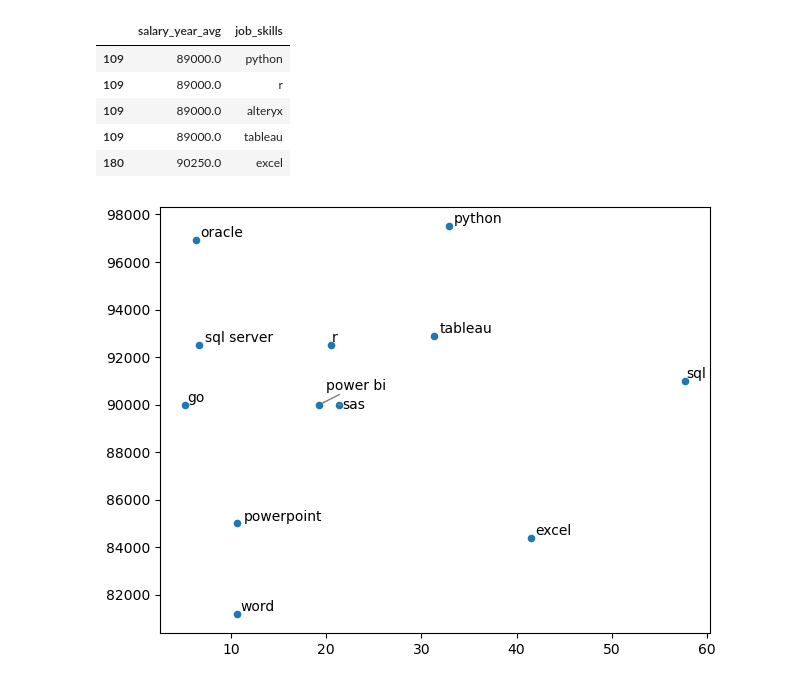
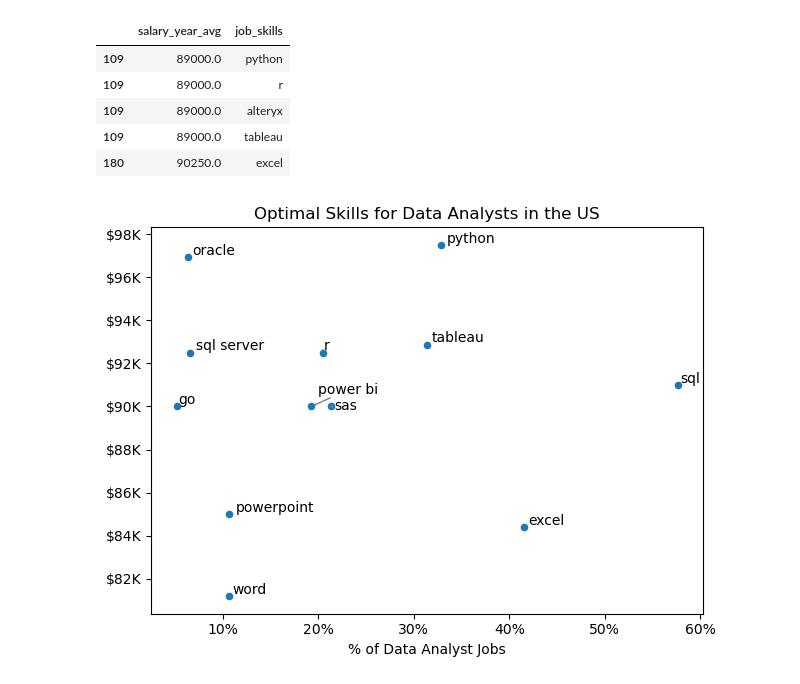
Before and after one commit to mrbartuss/Python_for_Data_Analytics, a Jupyter notebook: 5_Optimal_Skills.ipynb, the cells around one changed output. Cells and saved outputs as stored; diff of their text form; code cells hidden in the pictures.

```diff
--- a/5_Optimal_Skills.ipynb
+++ b/5_Optimal_Skills.ipynb
@@ -39,23 +39,28 @@ df_DA_US_skills_high_demand = df_DA_US_skills[df_DA_US_skills['skill_percent'] >
 # %%
 from adjustText import adjust_text
 
 df_DA_US_skills_high_demand.plot(
     kind = 'scatter',
     x = 'skill_percent',
     y = 'median_salary'
 )
 
 texts = []
 for i, txt in enumerate(df_DA_US_skills_high_demand.index):
     texts.append(plt.text(df_DA_US_skills_high_demand['skill_percent'].iloc[i], df_DA_US_skills_high_demand['median_salary'].iloc[i], txt))
 
 adjust_text(texts, arrowprops = dict(arrowstyle = '->', color = 'gray'))
 
-plt.xlabel('')
+plt.xlabel('% of Data Analyst Jobs')
 plt.ylabel('')
-plt.title('')
+plt.title('Optimal Skills for Data Analysts in the US')
+
+from matplotlib.ticker import PercentFormatter
+ax = plt.gca()
+ax.xaxis.set_major_formatter(PercentFormatter(decimals = 0))
+ax.yaxis.set_major_formatter(plt.FuncFormatter(lambda y, pos: f'${int(y/1000)}K'))
 
 plt.tight_layout()
 plt.show()
 # %% [output]
-[figure, old version]
+[figure, new version]
```
Also changed, not shown: parts of 4 cells of this notebook.
